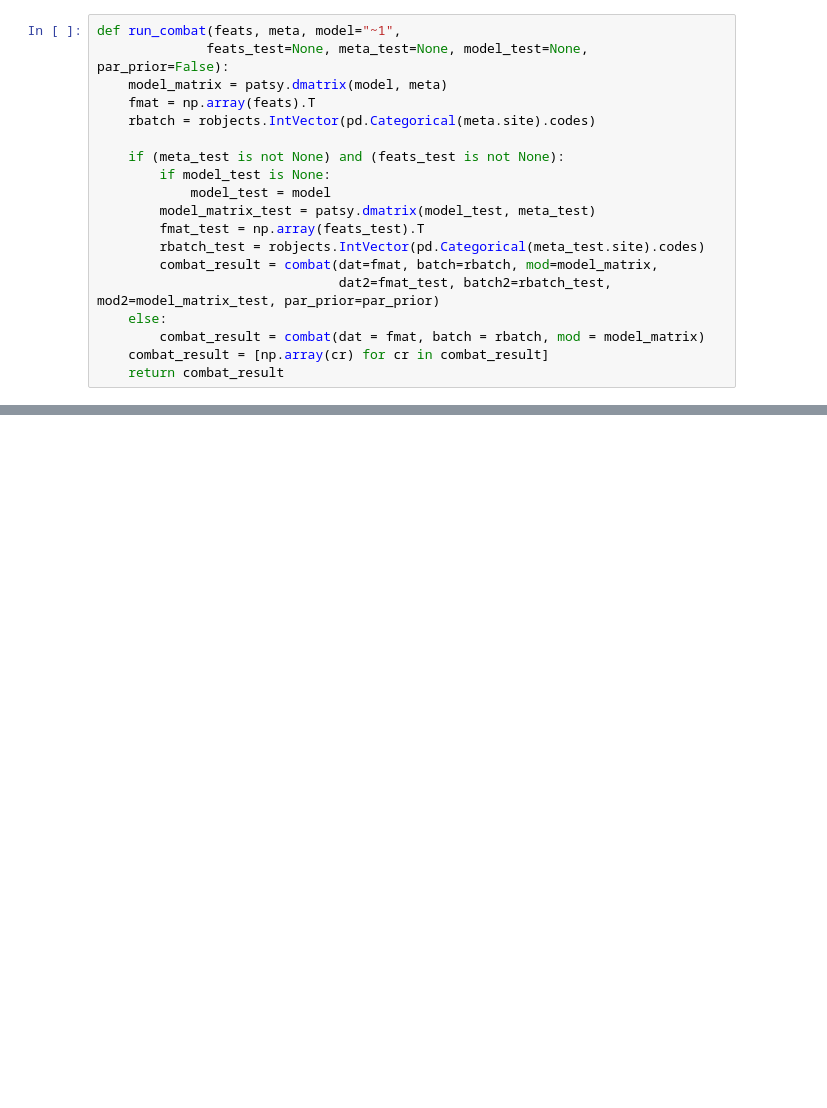
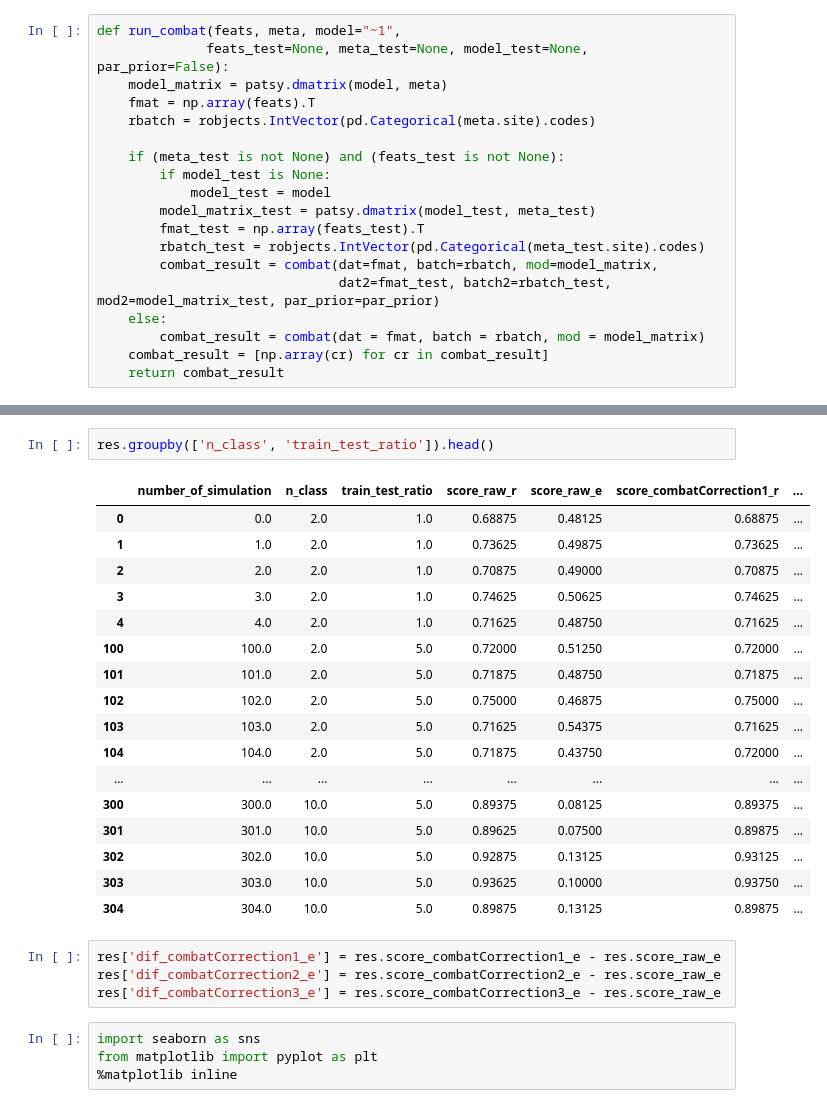
Before and after one commit to nih-fmrif/nielson_abcd_2018, a Jupyter notebook: simulation.ipynb, the cells around one changed output, grey strips where cells are left out. Drawn from its saved outputs; the diff is of its cells as text; blank space fills up the shorter version.

```diff
--- a/simulation.ipynb
+++ b/simulation.ipynb
@@ -521,0 +561,28 @@ cb_var_res = joblib.Parallel(n_jobs=n_jobs)(joblib.delayed(function)(*pp) for pp
+# %%
+res.groupby(['n_class', 'train_test_ratio']).head()
+# %% [output]
+|  | number_of_simulation | n_class | train_test_ratio | score_raw_r | score_raw_e | score_combatCorrection1_r | ... |
+| 0 | 0.0 | 2.0 | 1.0 | 0.68875 | 0.48125 | 0.68875 | ... |
+| 1 | 1.0 | 2.0 | 1.0 | 0.73625 | 0.49875 | 0.73625 | ... |
+| 2 | 2.0 | 2.0 | 1.0 | 0.70875 | 0.49000 | 0.70875 | ... |
+| 3 | 3.0 | 2.0 | 1.0 | 0.74625 | 0.50625 | 0.74625 | ... |
+| 4 | 4.0 | 2.0 | 1.0 | 0.71625 | 0.48750 | 0.71625 | ... |
+| 100 | 100.0 | 2.0 | 5.0 | 0.72000 | 0.51250 | 0.72000 | ... |
+| 101 | 101.0 | 2.0 | 5.0 | 0.71875 | 0.48750 | 0.71875 | ... |
+| 102 | 102.0 | 2.0 | 5.0 | 0.75000 | 0.46875 | 0.75000 | ... |
+| 103 | 103.0 | 2.0 | 5.0 | 0.71625 | 0.54375 | 0.71625 | ... |
+| 104 | 104.0 | 2.0 | 5.0 | 0.71875 | 0.43750 | 0.72000 | ... |
+| ... | ... | ... | ... | ... | ... | ... | ... |
+| 300 | 300.0 | 10.0 | 5.0 | 0.89375 | 0.08125 | 0.89375 | ... |
+| 301 | 301.0 | 10.0 | 5.0 | 0.89625 | 0.07500 | 0.89875 | ... |
+| 302 | 302.0 | 10.0 | 5.0 | 0.92875 | 0.13125 | 0.93125 | ... |
+| 303 | 303.0 | 10.0 | 5.0 | 0.93625 | 0.10000 | 0.93750 | ... |
+| 304 | 304.0 | 10.0 | 5.0 | 0.89875 | 0.13125 | 0.89875 | ... |
+# %%
+res['dif_combatCorrection1_e'] = res.score_combatCorrection1_e - res.score_raw_e
+res['dif_combatCorrection2_e'] = res.score_combatCorrection2_e - res.score_raw_e
+res['dif_combatCorrection3_e'] = res.score_combatCorrection3_e - res.score_raw_e
+# %%
+import seaborn as sns
+from matplotlib import pyplot as plt
+%matplotlib inline
```
Also changed, not shown: parts of 16 cells of this notebook, 1 other file.
